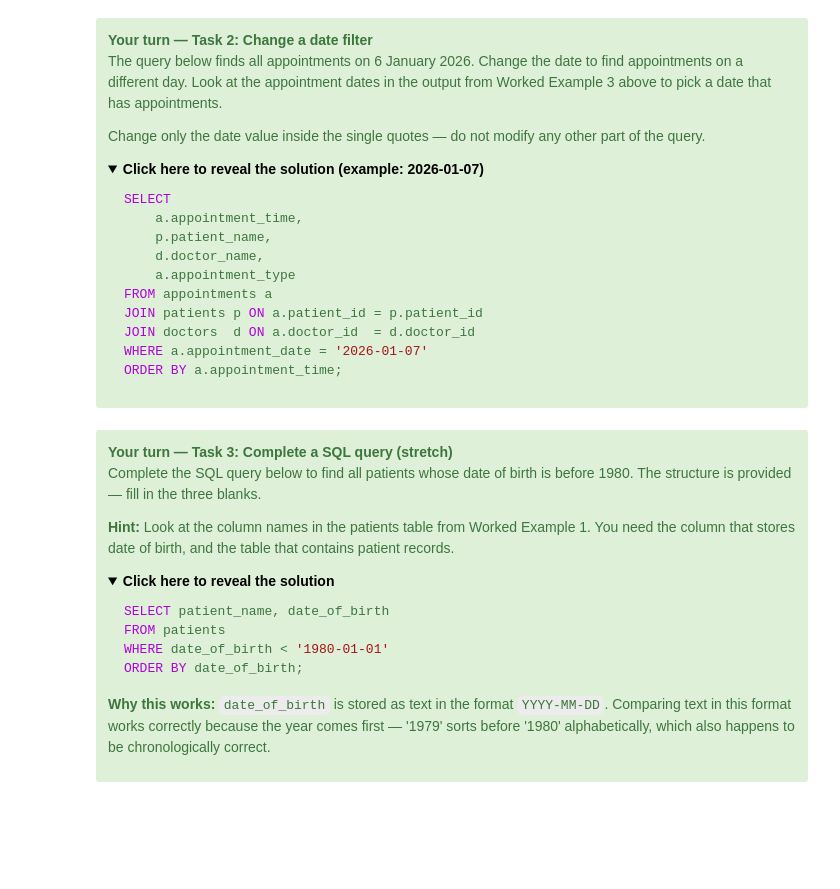
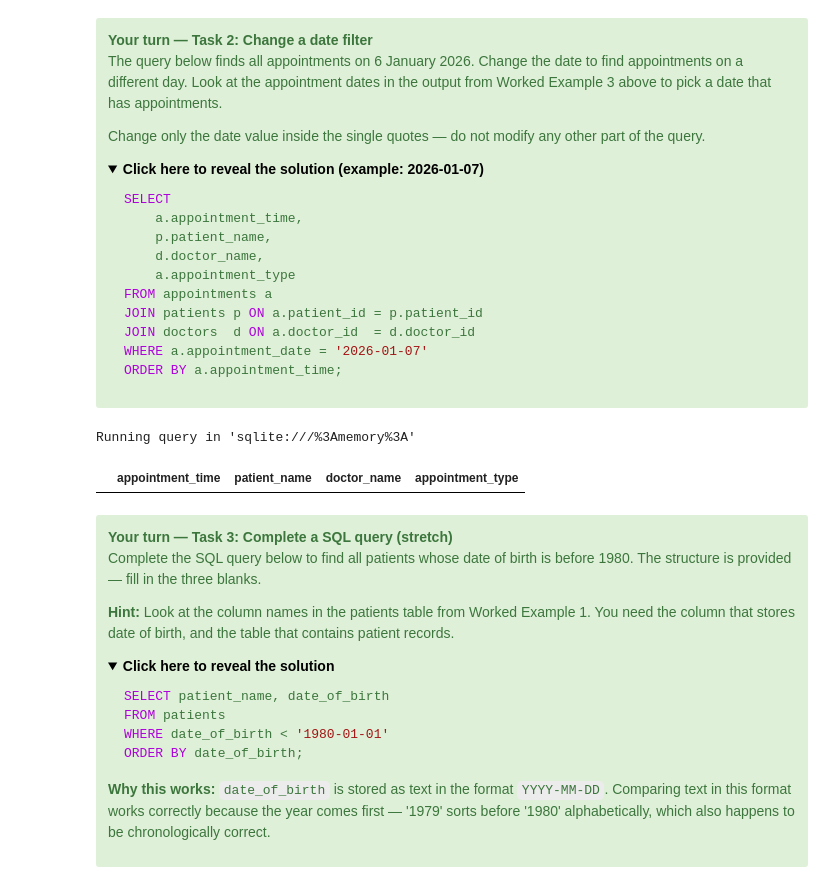
Before and after one commit to Yusuphchoudhury/DT401-Module-Resources, a Jupyter notebook: Week 2/DT401_Week_2_Section_4.ipynb, the cells around one changed output. Cells and saved outputs as stored; diff of their text form; code cells hidden in the pictures; folded sections open; blank space fills up the shorter version.

```diff
--- a/Week 2/DT401_Week_2_Section_4.ipynb
+++ b/Week 2/DT401_Week_2_Section_4.ipynb
@@ -642,15 +722,18 @@ ORDER BY a.appointment_time;
 # %%
 %%sql
 SELECT
     a.appointment_time,
     p.patient_name,
     d.doctor_name,
     a.appointment_type
 FROM appointments a
 JOIN patients p ON a.patient_id = p.patient_id
 JOIN doctors  d ON a.doctor_id  = d.doctor_id
-WHERE a.appointment_date = '2026-01-06'  -- TODO: Change this to a different date
+WHERE a.appointment_date = '2027-04-05'  -- TODO: Change this to a different date
 ORDER BY a.appointment_time;
+# %% [output]
+Running query in 'sqlite:///%3Amemory%3A'
+|  | appointment_time | patient_name | doctor_name | appointment_type |
 # %% [markdown]
 <div class="alert alert-block alert-success">
 <b>Your turn — Task 3: Complete a SQL query (stretch)</b><br>
```
Also changed, not shown: parts of 17 cells of this notebook, 4 other files.
